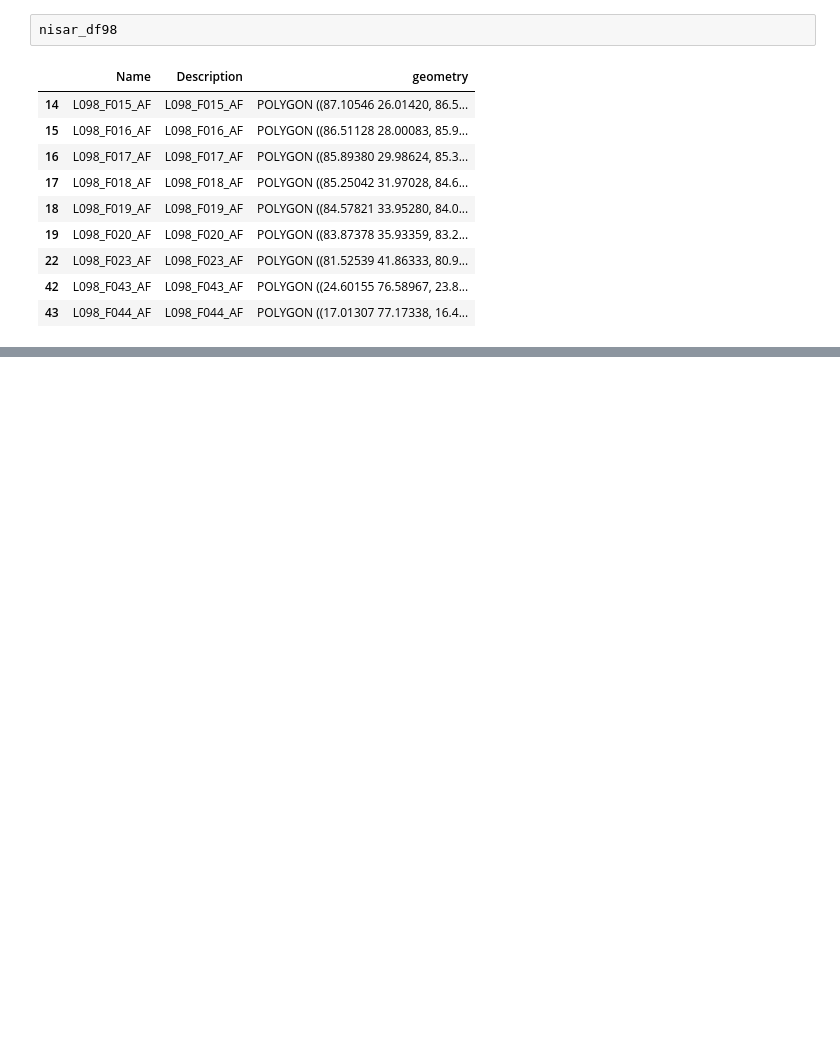
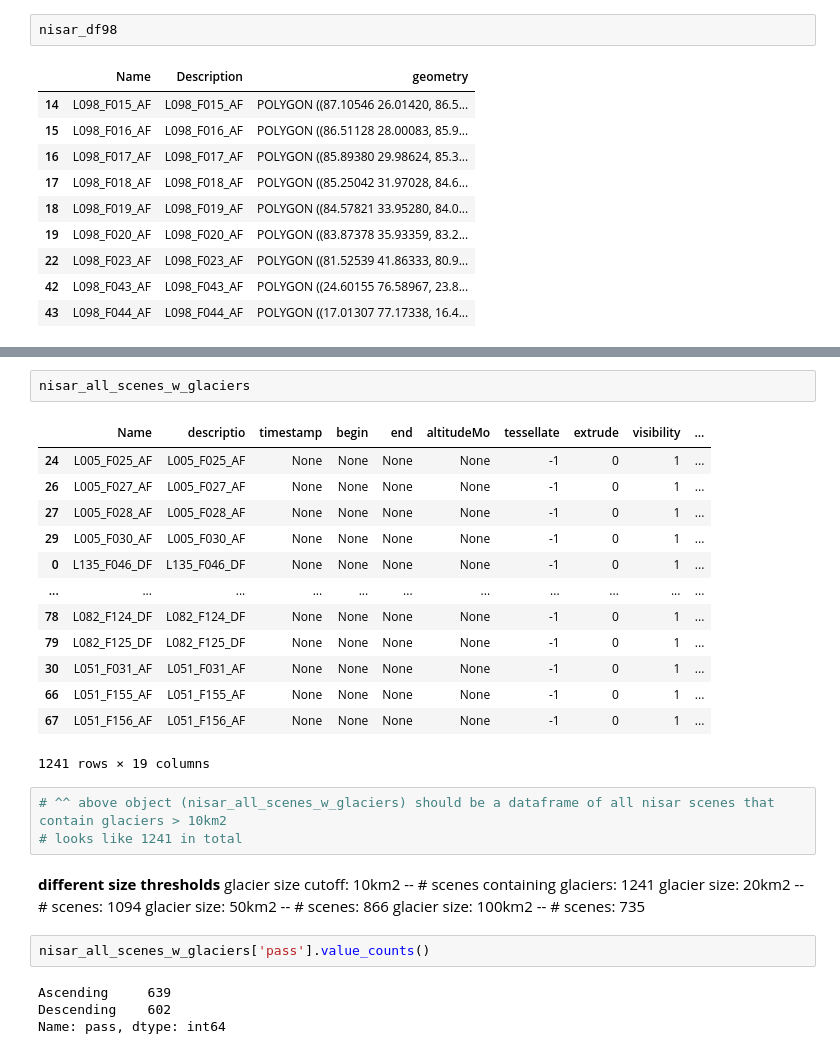
Before and after one commit to e-marshall/march22_glacier_velocity_work, a Jupyter notebook: select_nisar_scenes.ipynb, the cells around one changed output, grey strips where cells are left out. Saved outputs shown, nothing was run; the diff lists cells and outputs as text; blank space fills up the shorter version.

```diff
--- a/select_nisar_scenes.ipynb
+++ b/select_nisar_scenes.ipynb
@@ -94,0 +200,31 @@ nisar_df98
+# %%
+nisar_all_scenes_w_glaciers
+# %% [output]
+|  | Name | descriptio | timestamp | begin | end | altitudeMo | tessellate | extrude | visibility | ... |
+| 24 | L005_F025_AF | L005_F025_AF | None | None | None | None | -1 | 0 | 1 | ... |
+| 26 | L005_F027_AF | L005_F027_AF | None | None | None | None | -1 | 0 | 1 | ... |
+| 27 | L005_F028_AF | L005_F028_AF | None | None | None | None | -1 | 0 | 1 | ... |
+| 29 | L005_F030_AF | L005_F030_AF | None | None | None | None | -1 | 0 | 1 | ... |
+| 0 | L135_F046_DF | L135_F046_DF | None | None | None | None | -1 | 0 | 1 | ... |
+| ... | ... | ... | ... | ... | ... | ... | ... | ... | ... | ... |
+| 78 | L082_F124_DF | L082_F124_DF | None | None | None | None | -1 | 0 | 1 | ... |
+| 79 | L082_F125_DF | L082_F125_DF | None | None | None | None | -1 | 0 | 1 | ... |
+| 30 | L051_F031_AF | L051_F031_AF | None | None | None | None | -1 | 0 | 1 | ... |
+| 66 | L051_F155_AF | L051_F155_AF | None | None | None | None | -1 | 0 | 1 | ... |
+| 67 | L051_F156_AF | L051_F156_AF | None | None | None | None | -1 | 0 | 1 | ... |
+1241 rows × 19 columns
+# %%
+# ^^ above object (nisar_all_scenes_w_glaciers) should be a dataframe of all nisar scenes that contain glaciers > 10km2
+# looks like 1241 in total
+# %% [markdown]
+**different size thresholds** </br>
+glacier size cutoff: 10km2 -- # scenes containing glaciers: 1241 </br>
+      glacier size: 20km2 -- # scenes: 1094 </br>
+      glacier size: 50km2 -- # scenes: 866 </br>
+      glacier size: 100km2 -- # scenes: 735
+# %%
+nisar_all_scenes_w_glaciers['pass'].value_counts()
+# %% [output]
+Ascending     639
+Descending    602
+Name: pass, dtype: int64
```
Also changed, not shown: parts of 11 cells of this notebook.
